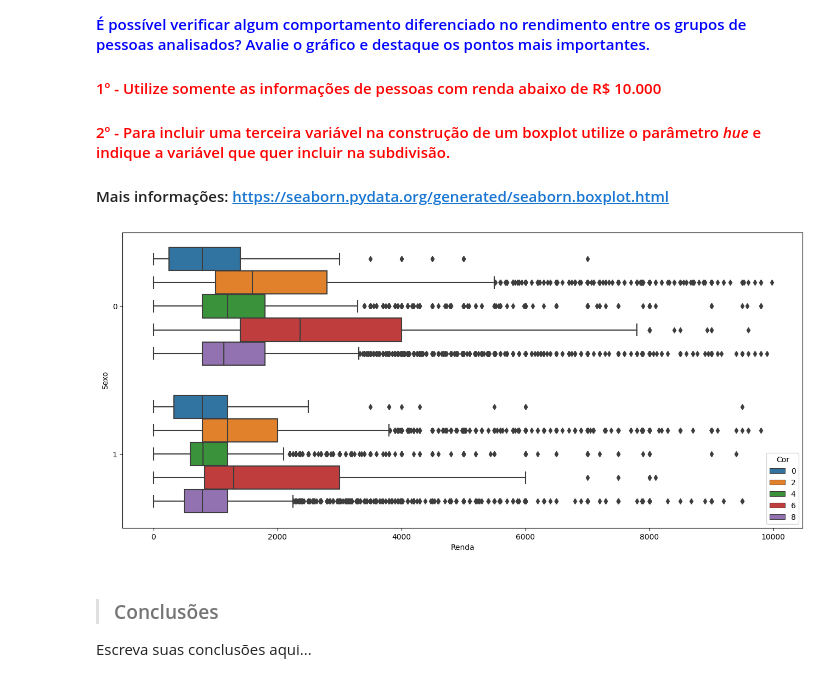
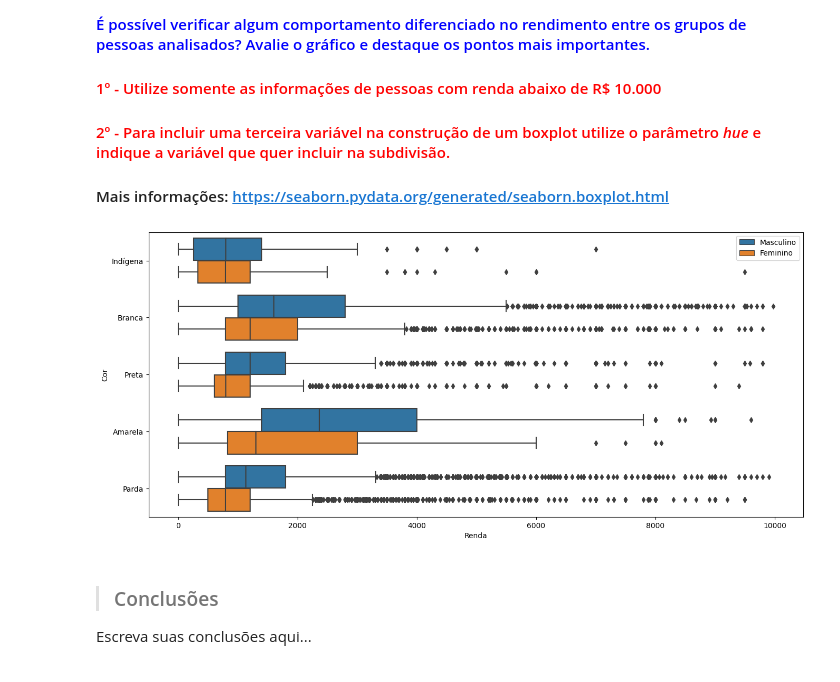
Before and after one commit to joaogabriel-fn/python-estatistica, a Jupyter notebook: Cursos/Estatística-com-Python-frequências-e-medidas/Aula-6/Análise_Descritiva.ipynb, the cells around one changed output. Cells and saved outputs as stored; diff of their text form; code cells hidden in the pictures.

```diff
--- a/Cursos/Estatística-com-Python-frequências-e-medidas/Aula-6/Análise_Descritiva.ipynb
+++ b/Cursos/Estatística-com-Python-frequências-e-medidas/Aula-6/Análise_Descritiva.ipynb
@@ -480,11 +482,16 @@ Escreva suas conclusões aqui...
 #### <font color='red'>2º - Para incluir uma terceira variável na construção de um boxplot utilize o parâmetro <i>hue</i> e indique a variável que quer incluir na subdivisão.</font>
 #### Mais informações: https://seaborn.pydata.org/generated/seaborn.boxplot.html
 # %%
-ax = sns.boxplot(df_pnad, x=df_pnad.query('Renda < 10000')['Renda'], y='Sexo', hue='Cor', orient='h')
+ax = sns.boxplot(df_pnad.query('Renda < 10000'), x='Renda', y='Cor', hue='Sexo', orient='h')
 ax.figure.set_size_inches(16,7)
+ax.set_ylabel('Cor')
+ax.set_yticklabels(['Indígena', 'Branca', 'Preta', 'Amarela', 'Parda'])
+
+handles, _ = ax.get_legend_handles_labels()
+ax.legend(handles, ['Masculino', 'Feminino'])
 ax;
 # %% [output]
-[figure, old version]
+[figure, new version]
 # %% [markdown]
 > ### Conclusões
 
```
Also changed, not shown: parts of 15 cells of this notebook, 2 other files.
